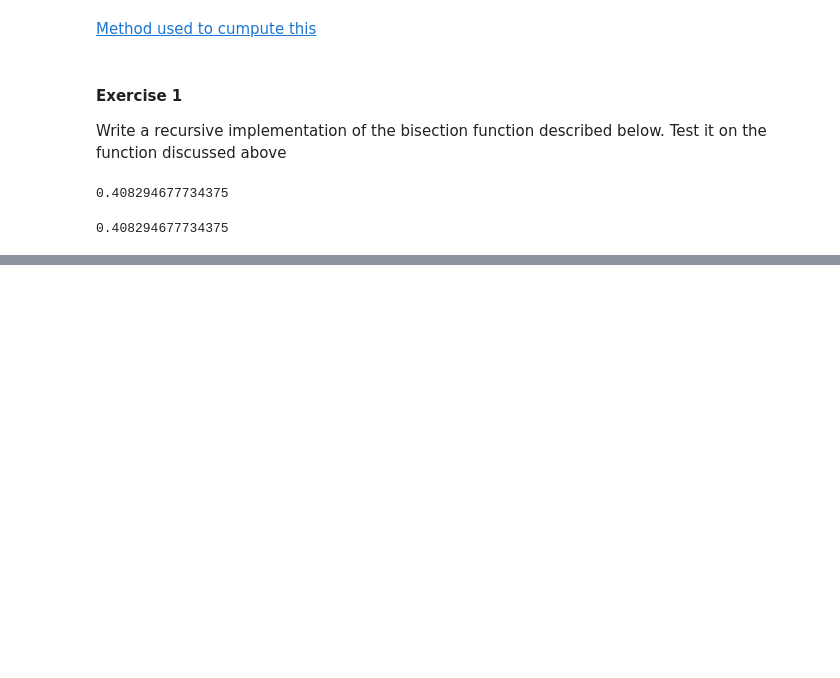
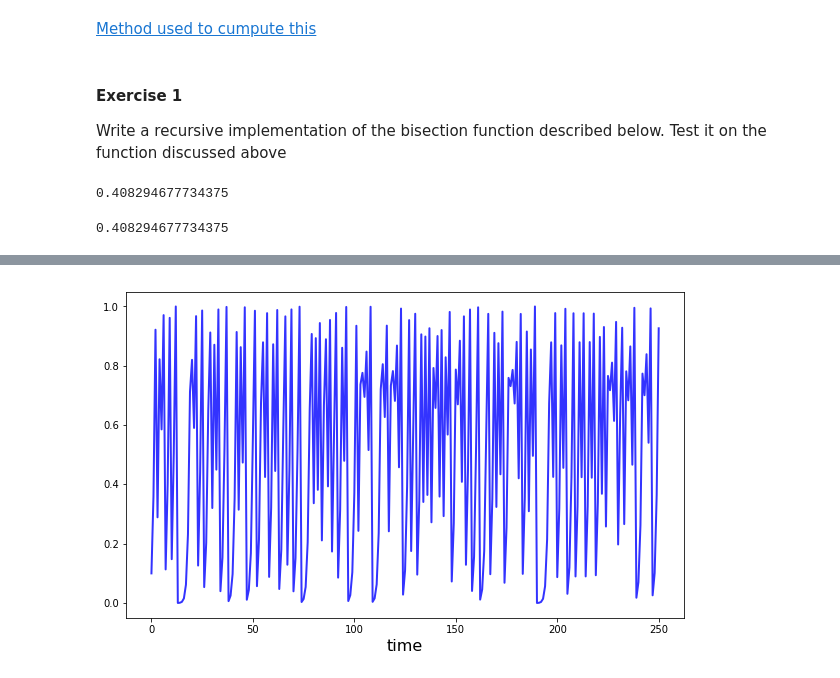
Before and after one commit to PanPip/QuantEcon_Tasks, a Jupyter notebook: Intro_tasks.ipynb, the cells around one changed output, grey strips where cells are left out. Saved outputs shown, nothing was run; the diff lists cells and outputs as text; code cells hidden in the pictures; blank space fills up the shorter version.

Commit message:
Finished lesson on Numba

```diff
--- a/Intro_tasks.ipynb
+++ b/Intro_tasks.ipynb
@@ -535,0 +560,8 @@ bisect1(f, 0, 1)
+# %%
+#Now, the vectorized
+
+qe.util.tic()
+n = 100_000
+x = np.random.uniform(0, 1, n)
+np.sum(x**2)
+qe.util.toc()
@@ -535,0 +591,10 @@ bisect1(f, 0, 1)
+# %%
+def f(x, y):
+    return np.cos(x**2 + y**2) / (1 + x**2 + y**2)
+
+grid = np.linspace(-3, 3, 1000)
+x, y = np.meshgrid(grid, grid)
+
+qe.tic()
+np.max(f(x, y))
+qe.toc()
@@ -535,0 +604,21 @@ bisect1(f, 0, 1)
+# %%
+# Finally, Numba
+
+import matplotlib.pyplot as plt
+
+#On the example code
+
+def qm(x0, n):
+    x = np.empty(n+1)
+    x[0] = x0
+    for t in range(n):
+        x[t+1] = 4 * x[t] * (1 - x[t])
+    return x
+
+x = qm(0.1, 250)
+fig, ax = plt.subplots(figsize=(10, 6))
+ax.plot(x, 'b-', lw=2, alpha=0.8)
+ax.set_xlabel('time', fontsize=16)
+plt.show()
+# %% [output]
+[figure, added]
```
Also changed, not shown: parts of 14 cells of this notebook.
